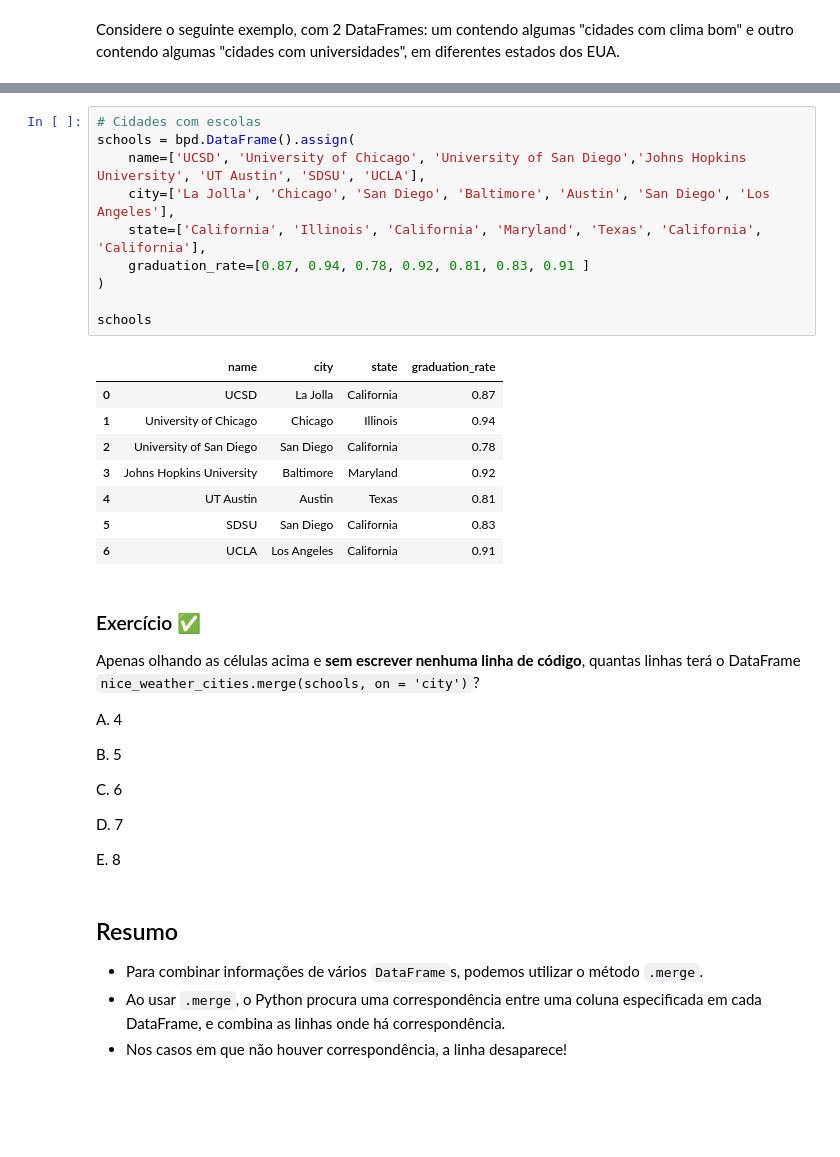
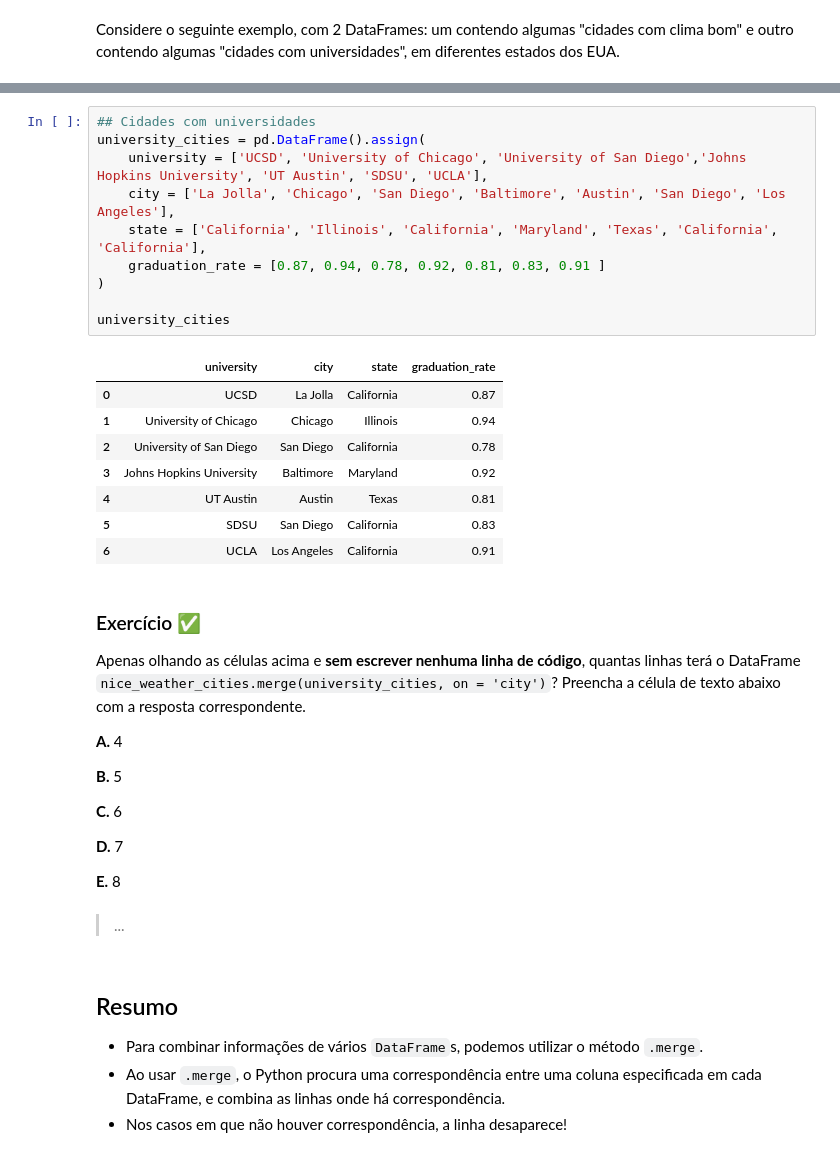
Before and after one commit to urielmoreirasilva/ICX532, a Jupyter notebook: aulas/Tópico 09 – Merge/Tópico 09 – Merge.ipynb, the cells around one changed output, grey strips where cells are left out. Cells and saved outputs as stored; diff of their text form; blank space fills up the shorter version.

```diff
--- a/aulas/Tópico 09 – Merge/Tópico 09 – Merge.ipynb
+++ b/aulas/Tópico 09 – Merge/Tópico 09 – Merge.ipynb
@@ -227,17 +245,17 @@ nice_weather_cities
 | 2 | Austin | 87 |
 | 3 | Los Angeles | 87 |
 # %%
-# Cidades com escolas
-schools = bpd.DataFrame().assign(
-    name=['UCSD', 'University of Chicago', 'University of San Diego','Johns Hopkins University', 'UT Austin', 'SDSU', 'UCLA'],
-    city=['La Jolla', 'Chicago', 'San Diego', 'Baltimore', 'Austin', 'San Diego', 'Los Angeles'],
-    state=['California', 'Illinois', 'California', 'Maryland', 'Texas', 'California', 'California'],
-    graduation_rate=[0.87, 0.94, 0.78, 0.92, 0.81, 0.83, 0.91 ]
+## Cidades com universidades
+university_cities = pd.DataFrame().assign(
+    university = ['UCSD', 'University of Chicago', 'University of San Diego','Johns Hopkins University', 'UT Austin', 'SDSU', 'UCLA'],
+    city = ['La Jolla', 'Chicago', 'San Diego', 'Baltimore', 'Austin', 'San Diego', 'Los Angeles'],
+    state = ['California', 'Illinois', 'California', 'Maryland', 'Texas', 'California', 'California'],
+    graduation_rate = [0.87, 0.94, 0.78, 0.92, 0.81, 0.83, 0.91 ]
 )
 
-schools
+university_cities
 # %% [output]
-|  | name | city | state | graduation_rate |
+|  | university | city | state | graduation_rate |
 | 0 | UCSD | La Jolla | California | 0.87 |
 | 1 | University of Chicago | Chicago | Illinois | 0.94 |
 | 2 | University of San Diego | San Diego | California | 0.78 |
@@ -248,17 +266,19 @@ schools
 # %% [markdown]
 ### Exercício ✅
 
-Apenas olhando as células acima e **sem escrever nenhuma linha de código**, quantas linhas terá o DataFrame `nice_weather_cities.merge(schools, on = 'city')`?
+Apenas olhando as células acima e **sem escrever nenhuma linha de código**, quantas linhas terá o DataFrame `nice_weather_cities.merge(university_cities, on = 'city')`? Preencha a célula de texto abaixo com a resposta correspondente.
 
-A. 4
+**A.** 4
 
-B. 5
+**B.** 5
 
-C. 6
+**C.** 6
 
-D. 7
+**D.** 7
 
-E. 8
+**E.** 8
+# %% [markdown]
+> ...
 # %% [markdown]
 ## Resumo
 
```
Also changed, not shown: parts of 15 cells of this notebook, 1 other file.
